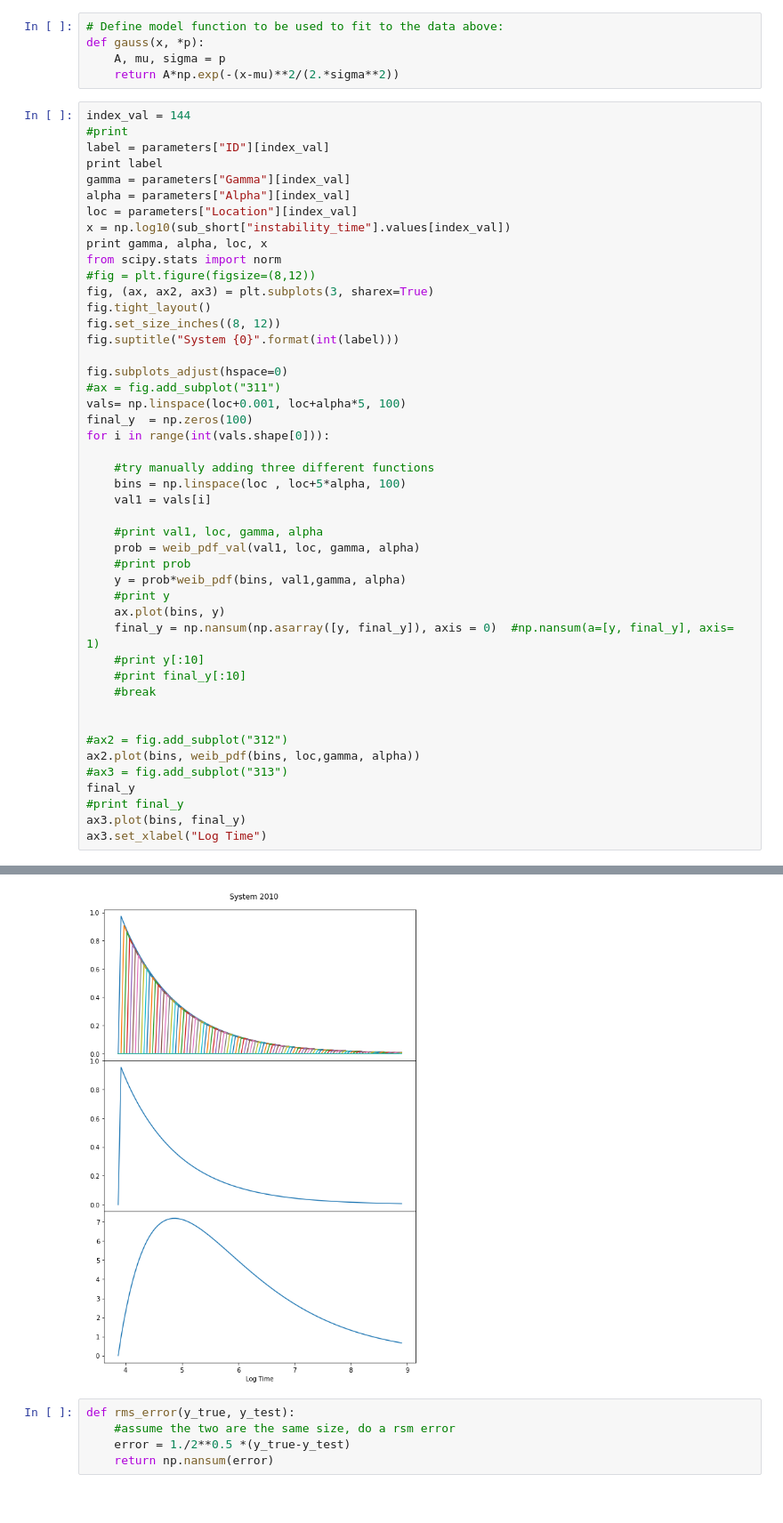
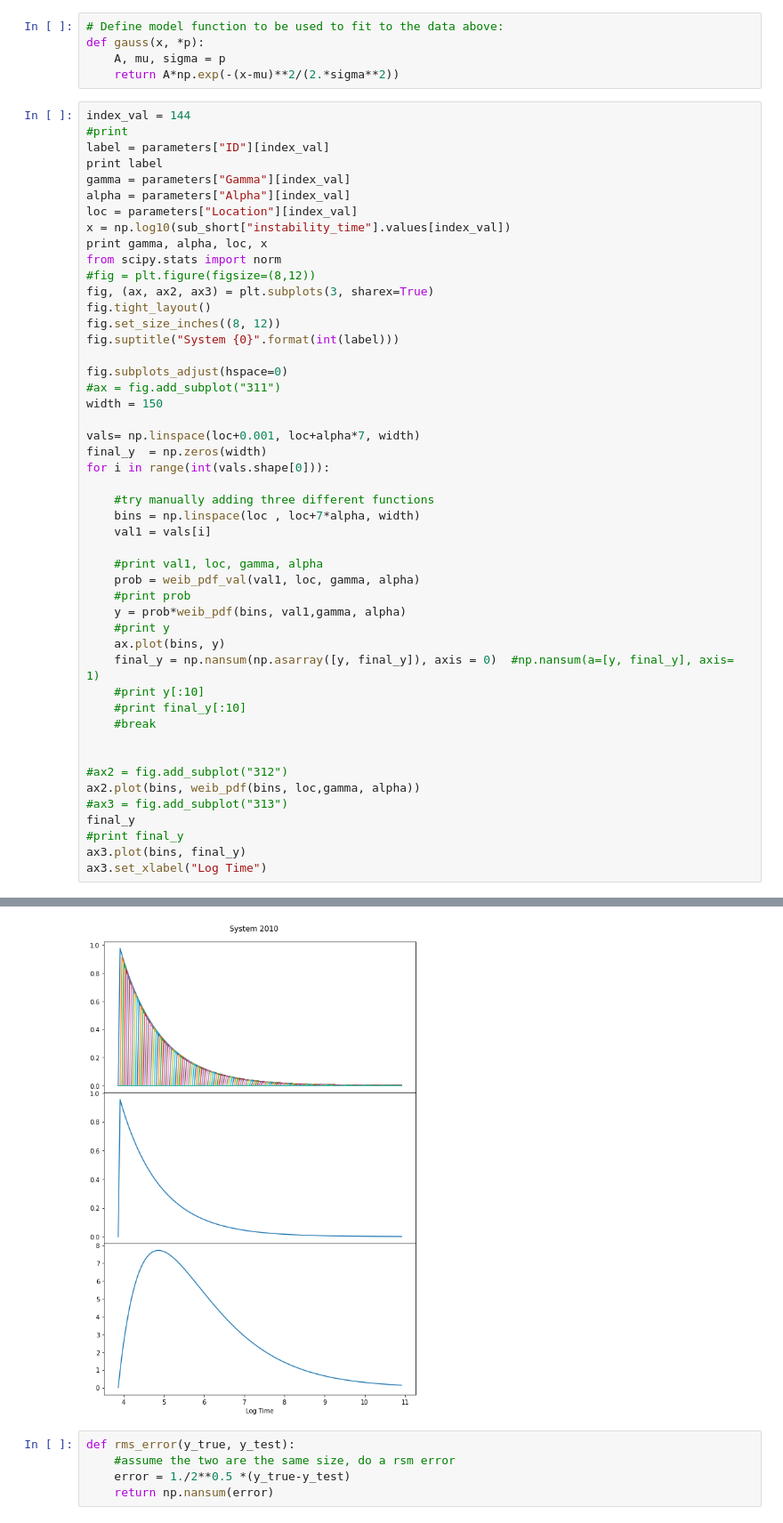
Before and after one commit to dtamayo/MLstability, a Jupyter notebook: Analysis/MCMC_Analysis/ConvolutedConvolutions.ipynb, the cells around one changed output, grey strips where cells are left out. Shown at 89% size. Saved outputs shown, nothing was run; the diff lists cells and outputs as text.

```diff
--- a/Analysis/MCMC_Analysis/ConvolutedConvolutions.ipynb
+++ b/Analysis/MCMC_Analysis/ConvolutedConvolutions.ipynb
@@ -144,38 +144,40 @@ fig.suptitle("System {0}".format(int(label)))
 
 fig.subplots_adjust(hspace=0)
 #ax = fig.add_subplot("311")
-vals= np.linspace(loc+0.001, loc+alpha*5, 100)
-final_y  = np.zeros(100)
+width = 150
+
+vals= np.linspace(loc+0.001, loc+alpha*7, width)
+final_y  = np.zeros(width)
 for i in range(int(vals.shape[0])):
 
     #try manually adding three different functions
-    bins = np.linspace(loc , loc+5*alpha, 100)
+    bins = np.linspace(loc , loc+7*alpha, width)
     val1 = vals[i]
 
     #print val1, loc, gamma, alpha
     prob = weib_pdf_val(val1, loc, gamma, alpha)
     #print prob
     y = prob*weib_pdf(bins, val1,gamma, alpha)
     #print y
     ax.plot(bins, y)
     final_y = np.nansum(np.asarray([y, final_y]), axis = 0)  #np.nansum(a=[y, final_y], axis= 1)
     #print y[:10]
     #print final_y[:10]
     #break
 
 
 #ax2 = fig.add_subplot("312")
 ax2.plot(bins, weib_pdf(bins, loc,gamma, alpha))
 #ax3 = fig.add_subplot("313")
 final_y
 #print final_y
 ax3.plot(bins, final_y)
 ax3.set_xlabel("Log Time")
 # %% [output]
 2010.0
 0.995487475818 1.00588722353 3.86872595885 4.87018126838
 <matplotlib.text.Text at 0x...>
-[figure, old version]
+[figure, new version]
 # %%
 def rms_error(y_true, y_test):
     #assume the two are the same size, do a rsm error
```
Also changed, not shown: parts of 11 cells of this notebook, 9 other files.
